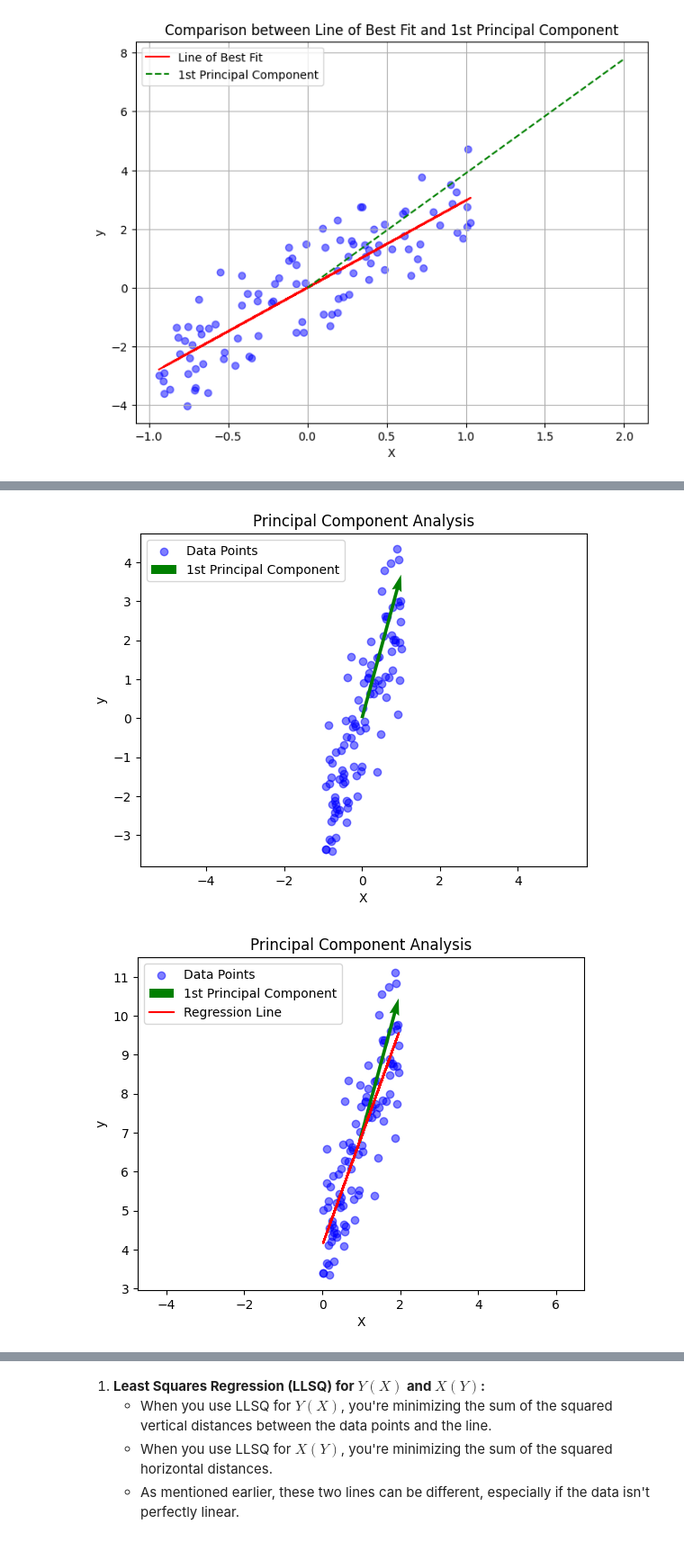
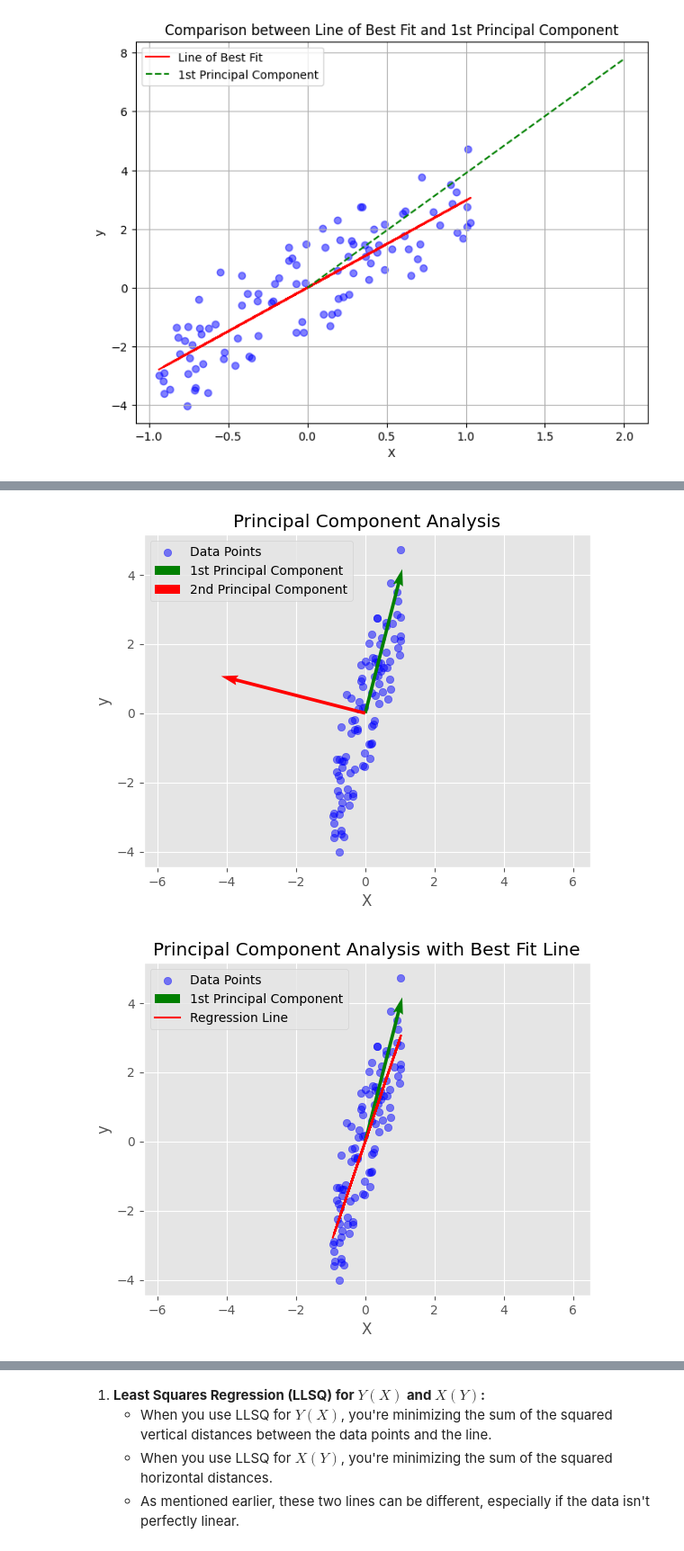
Before and after one commit to jackbullen/Math-248, a Jupyter notebook: Labs/Week 7/Lab-19-Oct-19.ipynb, the cells around one changed output, grey strips where cells are left out. Shown at 90% size. Saved outputs shown, nothing was run; the diff lists cells and outputs as text; code cells hidden in the pictures.

```diff
--- a/Labs/Week 7/Lab-19-Oct-19.ipynb
+++ b/Labs/Week 7/Lab-19-Oct-19.ipynb
@@ -262,9 +170,13 @@ To grasp this in Python, consider the following:
 import numpy as np
 from sklearn.linear_model import LinearRegression
 
-# Generating synthetic data
-X = 2 * np.random.rand(100, 1)
-y = 4 + 3 * X + np.random.randn(100, 1)
+def trial():
+    # Generating random data
+    X = np.random.rand(100, 1)
+    y = 4 + 3 * X + np.random.randn(100, 1)
 
-# Implementing Linear Regression
-reg = LinearRegression().fit(X, y)
+    # Calling Linear Regression
+    reg = LinearRegression().fit(X, y)
+
+    #  Return slope and intercept
+    return reg.coef_[0][0], reg.intercept_[0]
@@ -270,0 +190,18 @@ reg = LinearRegression().fit(X, y)
+# %%
+print("True equation: y = 4 + 3x + noise")
+
+from matplotlib import style
+plt.subplot(1, 2, 1)
+plt.hist(ms, bins=30, color='blue')
+plt.title('Slopes')
+plt.xlabel('Slope')
+plt.ylabel('Frequency')
+
+plt.subplot(1, 2, 2)
+plt.hist(cs, bins=30, color='orange')
+plt.title('Intercepts')
+plt.xlabel('Intercept')
+plt.ylabel('Frequency')
+style.use('ggplot')
+plt.tight_layout()
+plt.show()
@@ -283,6 +219,13 @@ from sklearn.decomposition import PCA
 
 # Applying PCA
 data = np.hstack([X, y])
-pca = PCA(n_components=1)
+pca = PCA(n_components=2)
 pca.fit(data)
+
+print(pca.components_)
+
+# component from np.eig()
+
+vals, e = np.linalg.eig(data.T@data)
+vals, e
 # %% [output]
@@ -341,23 +285,24 @@ As we tread deeper into the realms of Python and data science, remember: while a
 # %%
 plt.scatter(X-np.mean(X), y-np.mean(y), color='blue', alpha=0.5, label='Data Points')
 plt.quiver(0, 0, first_component[0], first_component[1], color='green', scale=3, label='1st Principal Component')
+plt.quiver(0, 0, second_component[0], second_component[1], color='red', scale=3, label='2nd Principal Component')
 plt.xlabel('X')
 plt.ylabel('y')
 plt.title('Principal Component Analysis')
-plt.axis('equal')
+plt.axis('equal')                       #  EQUAL AXIS SCALING
 plt.legend()
 plt.show()
 # %% [output]
-[figure, old version]
+[figure, new version]
 # %%
 plt.scatter(X, y, color='blue', alpha=0.5, label='Data Points')
 plt.quiver(pca.mean_[0], pca.mean_[1], first_component[0], first_component[1], color='green', scale=3, label='1st Principal Component')
 plt.plot(X, reg.predict(X), color='red', label='Regression Line')
 plt.xlabel('X')
 plt.ylabel('y')
 plt.axis('equal')
-plt.title('Principal Component Analysis')
+plt.title('Principal Component Analysis with Best Fit Line')
 plt.legend()
 plt.show()
 # %% [output]
-[figure, old version]
+[figure, new version]
```
Also changed, not shown: parts of 43 cells of this notebook.
